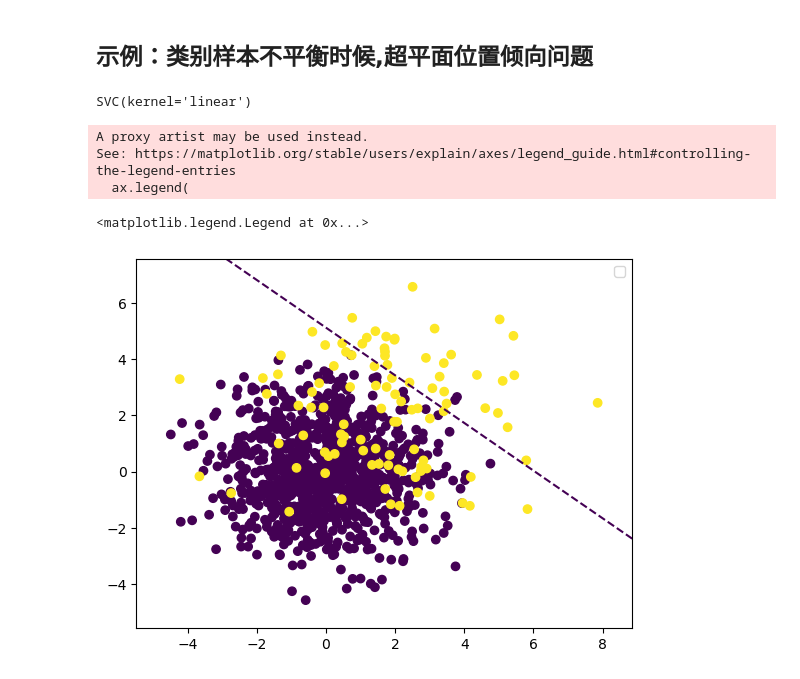
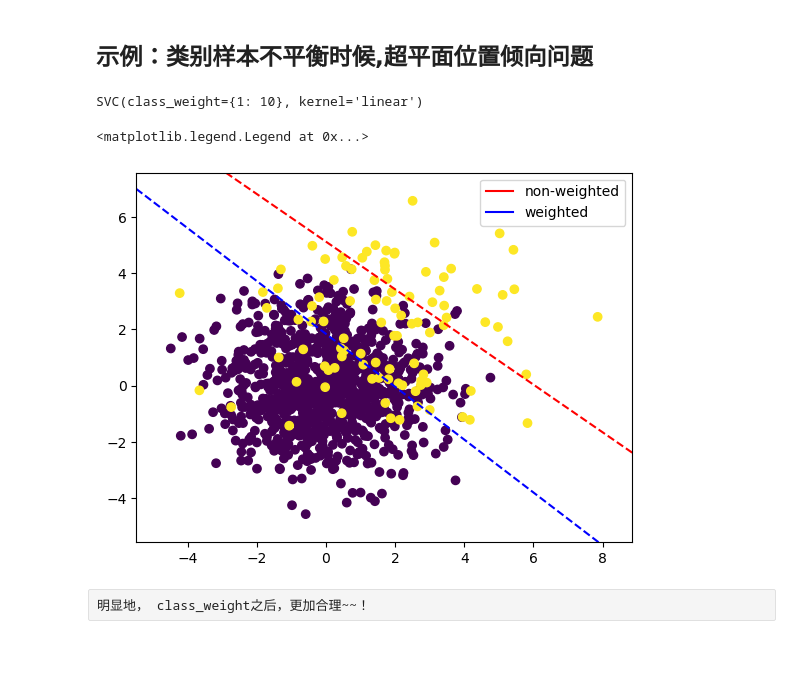
Before and after one commit to ddongzi/data-analysis, a Jupyter notebook: Scikit-Learn/1. 监督学习/1.4. Support Vector Machines.ipynb, the cells around one changed output. Drawn from its saved outputs; the diff is of its cells as text; code cells hidden in the pictures; blank space fills up the shorter version.

```diff
--- a/Scikit-Learn/1. 监督学习/1.4. Support Vector Machines.ipynb
+++ b/Scikit-Learn/1. 监督学习/1.4. Support Vector Machines.ipynb
@@ -106,29 +107,41 @@ X, y = make_blobs(
 # %%
 clf = svm.SVC(kernel='linear', C=1.0)
 clf.fit(X, y)
+wclf = svm.SVC(kernel='linear', C=1.0, class_weight={1:10})
+wclf.fit(X, y)
 # %% [output]
-SVC(kernel='linear')
+SVC(class_weight={1: 10}, kernel='linear')
 # %%
 fig, ax = plt.subplots()
 ax.scatter(X[:, 0], X[:, 1], c=y)
 disp = DecisionBoundaryDisplay.from_estimator(
     clf,
     X,
     plot_method='contour',
     ax = ax,
     levels = [0],
     linestyles=['--'],
+    colors = 'red'
+)
+wdisp = DecisionBoundaryDisplay.from_estimator(
+    wclf,
+    X,
+    plot_method='contour',
+    ax = ax,
+    levels = [0],
+    linestyles=['--'],
+    colors = 'blue'
 )
 ax.legend(
     handles = [
-        []
+        mlines.Line2D([], [], color = 'red', label = 'non-weighted'),
+        mlines.Line2D([], [], color = 'blue', label = 'weighted')
     ],
-    labels = ['non-weighted'],
+    labels = ['non-weighted', 'weighted'],
     loc = 'upper right'
 )
 # %% [output]
-A proxy artist may be used instead.
-See: https://matplotlib.org/stable/users/explain/axes/legend_guide.html#controlling-the-legend-entries
-  ax.legend(
+<matplotlib.legend.Legend at 0x...>
-<matplotlib.legend.Legend at 0x...>
-[figure, old version]
+[figure, new version]
+# %% [raw]
+明显地， class_weight之后，更加合理~~！
```
Also changed, not shown: parts of 1 cell of this notebook, 3 other files.
